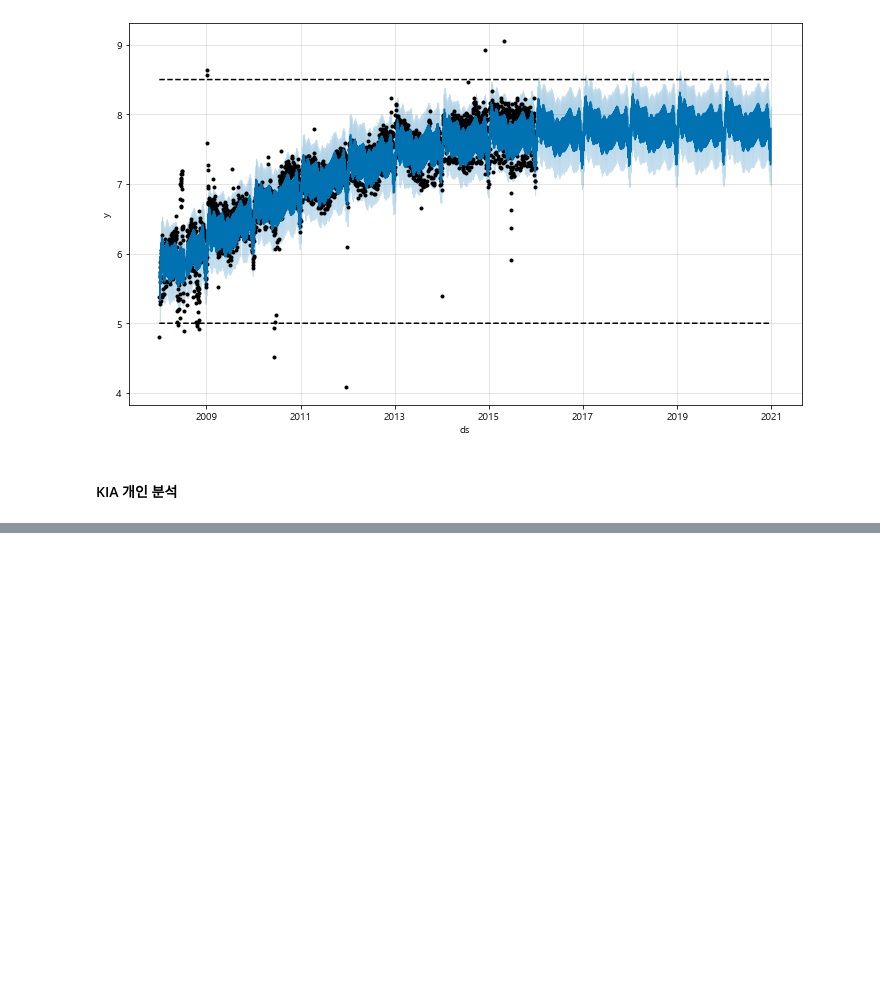
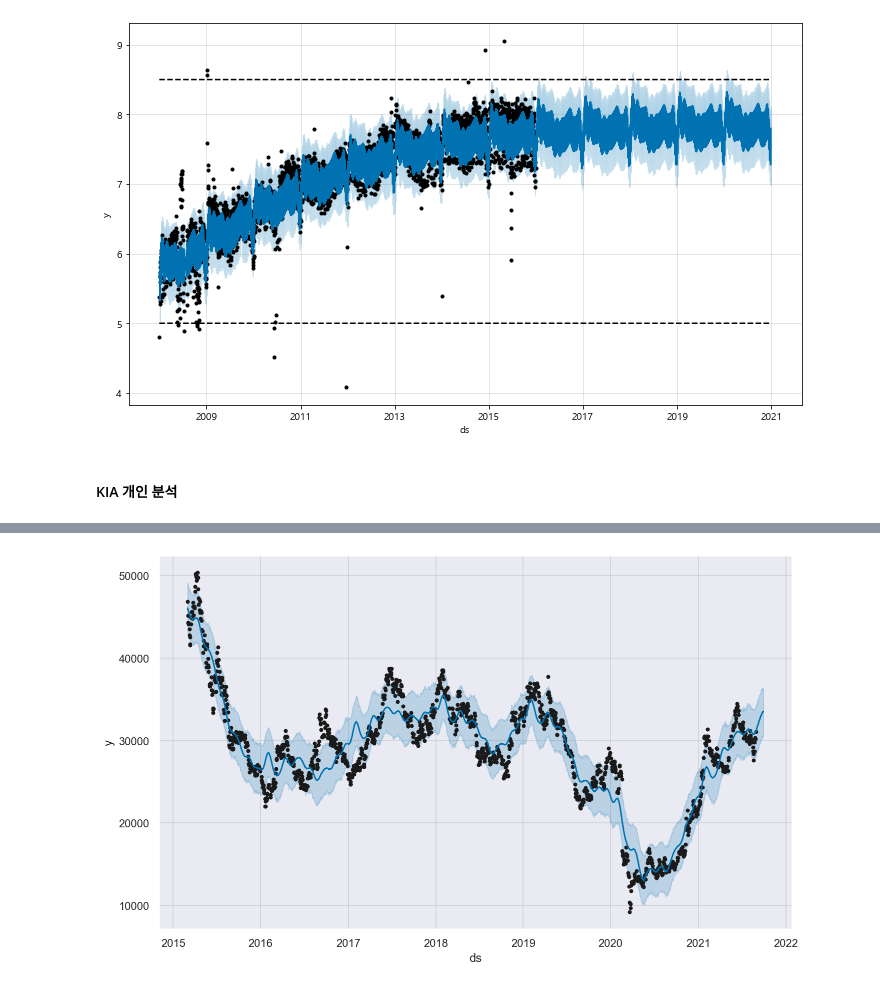
Before and after one commit to kimjaemin95/nekalakubae_data_science_1st, a Jupyter notebook: ds_study/code/05. forecast.ipynb, the cells around one changed output, grey strips where cells are left out. Drawn from its saved outputs; the diff is of its cells as text; code cells hidden in the pictures; blank space fills up the shorter version.

```diff
--- a/ds_study/code/05. forecast.ipynb
+++ b/ds_study/code/05. forecast.ipynb
@@ -853,0 +879,7 @@ kia["Close"].plot(grid=True, figsize=(12, 5))
+# %%
+kia_trunc = pd.DataFrame({
+    "ds":kia_tmp.index,
+    "y":kia_tmp["Close"]
+})
+kia_trunc.reset_index(inplace=True)
+del kia_trunc["Date"]
@@ -853,0 +895,8 @@ kia["Close"].plot(grid=True, figsize=(12, 5))
+# %%
+m = Prophet(yearly_seasonality=True, daily_seasonality=True)
+m.fit(kia_trunc)
+future = m.make_future_dataframe(periods=30)
+forecast = m.predict(future)
+# %%
+forecast_df = forecast[["ds", "yhat", "yhat_upper", "yhat_lower"]]
+forecast_df.tail()
@@ -853,0 +910,4 @@ kia["Close"].plot(grid=True, figsize=(12, 5))
+# %%
+m.plot(forecast_df);
+# %% [output]
+[figure, added]
```
Also changed, not shown: parts of 22 cells of this notebook, 4 other files.
